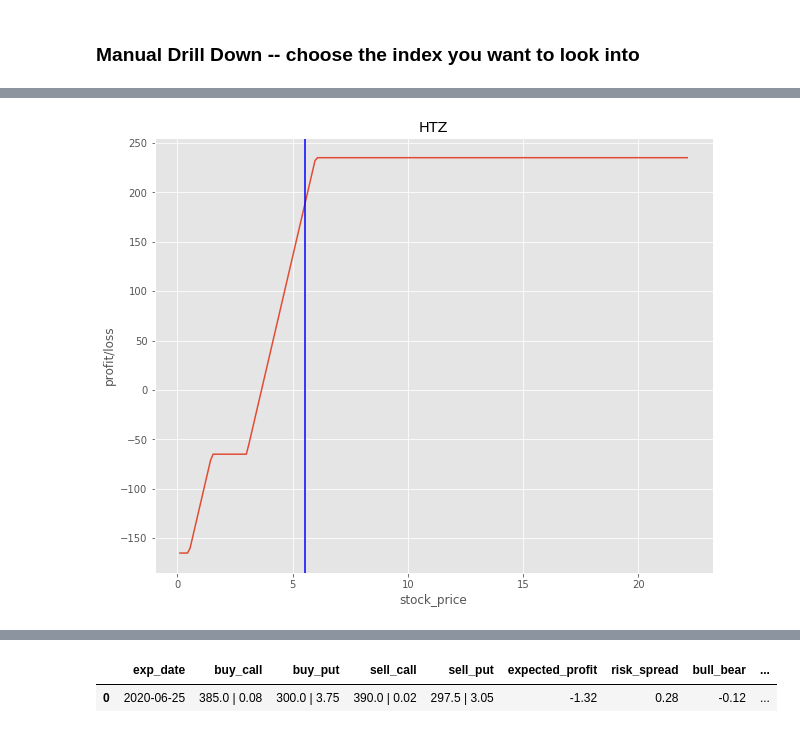
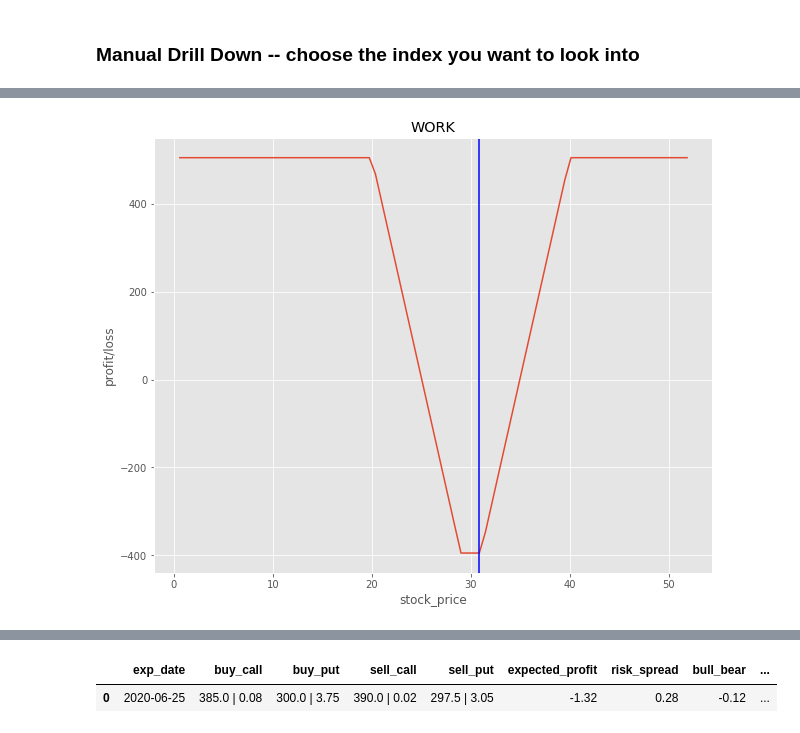
Before and after one commit to campbefs/options_optimizer, a Jupyter notebook: Option Excel model V9.ipynb, the cells around one changed output, grey strips where cells are left out. Cells and saved outputs as stored; diff of their text form; code cells hidden in the pictures.

```diff
--- a/Option Excel model V9.ipynb
+++ b/Option Excel model V9.ipynb
@@ -358,3 +397,5 @@ Block:  2 of  3    Block Start: 50000
+# %%
+final_output = ou.ric_score(final_output)
 # %% [markdown]
 ## Manual Deep Dive - For Use After Optimizer Run
 # %%
@@ -410,7 +466,11 @@ final_output[ (final_output['cost'] > -200) ].head(20).sort_values('exp_profit',
 ### Manual Drill Down -- choose the index you want to look into
 # %%
 # Options Info
-index_num = 168
+index_num = 2321
+
+#5512 bought
+
+final_output['head_profit'].values
 
 dd = final_output.iloc[[index_num]]
 exp_deep_dive = dd['exp_date'].values[0] #'2020-09-17'
@@ -426,4 +486,20 @@ opt_info = pd.concat( [opt_dd['calls'][opt_dd['calls']['strike'] == opt_strikes_
                        opt_dd['puts'][opt_dd['puts']['strike'] == opt_strikes_dd[1]], \
                         opt_dd['calls'][opt_dd['calls']['strike'] == opt_strikes_dd[2]], \
                          opt_dd['puts'][opt_dd['puts']['strike'] == opt_strikes_dd[3]] ] )
-opt_info
+#opt_info
+
+
+# DF Table Deep Dive
+
+increments_test = .02 #  to match out to output choose .01
+current_price = stock_dict_final[f'{stock_dd}']['hist_data']['Close'].tail(1)[0]
+
+stock_data_dd, final_ret_std_dd, mthly_ret_std_dd, price_std_pct_dd, price_std_dd = \
+                ou.get_std(stock_dict_final[f'{stock_dd}']['hist_data'], inputs['past_time'], exp_deep_dive) # days for STD
+
+opt_prices_dd = ou.opt_price_data(opt_dd, inputs['live'], opt_strikes_dd)
+df_test = ou.options_outcomes(3, increments_test, \
+                        current_price, current_price, # future pred price here \
+                         mthly_ret_std_dd, opt_strikes_dd, opt_prices_dd)
+
+df_test = df_test[ (df_test['prices'] > 0) & (df_test['price_perc'] < .7)]
@@ -436,36 +506,21 @@ opt_info
 # %%
-# DF Table Deep Dive
-
-increments_test = .02 #  to match out to output choose .01
-current_price = stock_dict_final[f'{stock_dd}']['hist_data']['Close'].tail(1)[0]
-
-stock_data_dd, final_ret_std_dd, mthly_ret_std_dd, price_std_pct_dd, price_std_dd = \
-                ou.get_std(stock_dict_final[f'{stock_dd}']['hist_data'], inputs['past_time'], exp_deep_dive) # days for STD
-
-opt_prices_dd = ou.opt_price_data(opt_dd, inputs['live'], opt_strikes_dd)
-df_test = ou.options_outcomes(3, increments_test, \
-                        current_price, current_price, # future pred price here \
-                         mthly_ret_std_dd, opt_strikes_dd, opt_prices_dd)
-
-df_test = df_test[ df_test['prices'] > 0]
-
 
 # Plotting the results
 
 series_test = df_test['profit_loss']
 series_test = series_test.rename(df_test['prices']) # set index label to stock price
 
 plt.figure(figsize=(10,8))
 plt.plot(series_test)
 plt.xlabel('stock_price')
 plt.ylabel('profit/loss')
 plt.title(final_output['stock'].iloc[[index_num]].values[0])
 
 plt.axvline(df_test[ df_test['price_perc'] == 0]['prices'].values, color='blue', label='current_price')
 
 plt.show()
 # %% [output]
-[figure, old version]
+[figure, new version]
 # %%
 # Table
 
```
Also changed, not shown: parts of 23 cells of this notebook, 1 other file.
